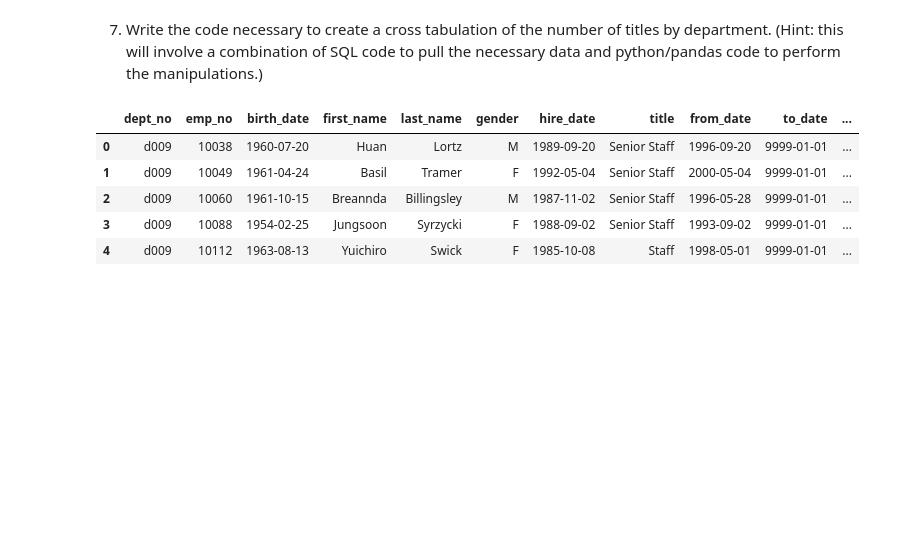
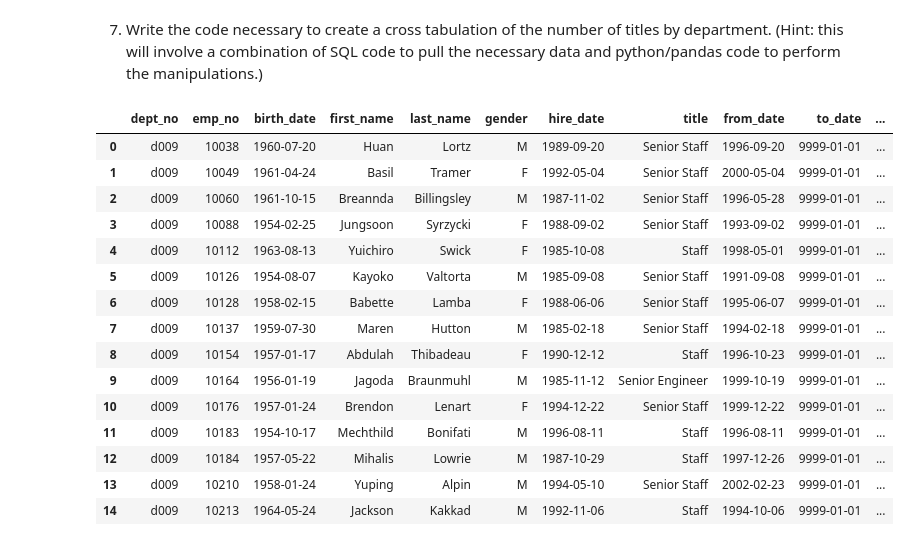
Before and after one commit to AJMartinezLlanes/numpy-pandas-visualization-exercises, a Jupyter notebook: advanced_dataframes.ipynb, the cells around one changed output. Drawn from its saved outputs; the diff is of its cells as text; code cells hidden in the pictures; blank space fills up the shorter version.

```diff
--- a/advanced_dataframes.ipynb
+++ b/advanced_dataframes.ipynb
@@ -574,14 +574,24 @@ SELECT DISTINCT *
 df = pd.read_sql(sql, url)
 # %%
 #verify the information that came through
-df.head()
+df.head(15)
 # %% [output]
 |  | dept_no | emp_no | birth_date | first_name | last_name | gender | hire_date | title | from_date | to_date | ... |
 | 0 | d009 | 10038 | 1960-07-20 | Huan | Lortz | M | 1989-09-20 | Senior Staff | 1996-09-20 | 9999-01-01 | ... |
 | 1 | d009 | 10049 | 1961-04-24 | Basil | Tramer | F | 1992-05-04 | Senior Staff | 2000-05-04 | 9999-01-01 | ... |
 | 2 | d009 | 10060 | 1961-10-15 | Breannda | Billingsley | M | 1987-11-02 | Senior Staff | 1996-05-28 | 9999-01-01 | ... |
 | 3 | d009 | 10088 | 1954-02-25 | Jungsoon | Syrzycki | F | 1988-09-02 | Senior Staff | 1993-09-02 | 9999-01-01 | ... |
 | 4 | d009 | 10112 | 1963-08-13 | Yuichiro | Swick | F | 1985-10-08 | Staff | 1998-05-01 | 9999-01-01 | ... |
+| 5 | d009 | 10126 | 1954-08-07 | Kayoko | Valtorta | M | 1985-09-08 | Senior Staff | 1991-09-08 | 9999-01-01 | ... |
+| 6 | d009 | 10128 | 1958-02-15 | Babette | Lamba | F | 1988-06-06 | Senior Staff | 1995-06-07 | 9999-01-01 | ... |
+| 7 | d009 | 10137 | 1959-07-30 | Maren | Hutton | M | 1985-02-18 | Senior Staff | 1994-02-18 | 9999-01-01 | ... |
+| 8 | d009 | 10154 | 1957-01-17 | Abdulah | Thibadeau | F | 1990-12-12 | Staff | 1996-10-23 | 9999-01-01 | ... |
+| 9 | d009 | 10164 | 1956-01-19 | Jagoda | Braunmuhl | M | 1985-11-12 | Senior Engineer | 1999-10-19 | 9999-01-01 | ... |
+| 10 | d009 | 10176 | 1957-01-24 | Brendon | Lenart | F | 1994-12-22 | Senior Staff | 1999-12-22 | 9999-01-01 | ... |
+| 11 | d009 | 10183 | 1954-10-17 | Mechthild | Bonifati | M | 1996-08-11 | Staff | 1996-08-11 | 9999-01-01 | ... |
+| 12 | d009 | 10184 | 1957-05-22 | Mihalis | Lowrie | M | 1987-10-29 | Staff | 1997-12-26 | 9999-01-01 | ... |
+| 13 | d009 | 10210 | 1958-01-24 | Yuping | Alpin | M | 1994-05-10 | Senior Staff | 2002-02-23 | 9999-01-01 | ... |
+| 14 | d009 | 10213 | 1964-05-24 | Jackson | Kakkad | M | 1992-11-06 | Staff | 1994-10-06 | 9999-01-01 | ... |
 # %%
 pd.crosstab(df.title, df.dept_name)
 # %% [output]
```
Also changed, not shown: parts of 3 cells of this notebook, 8 other files.
